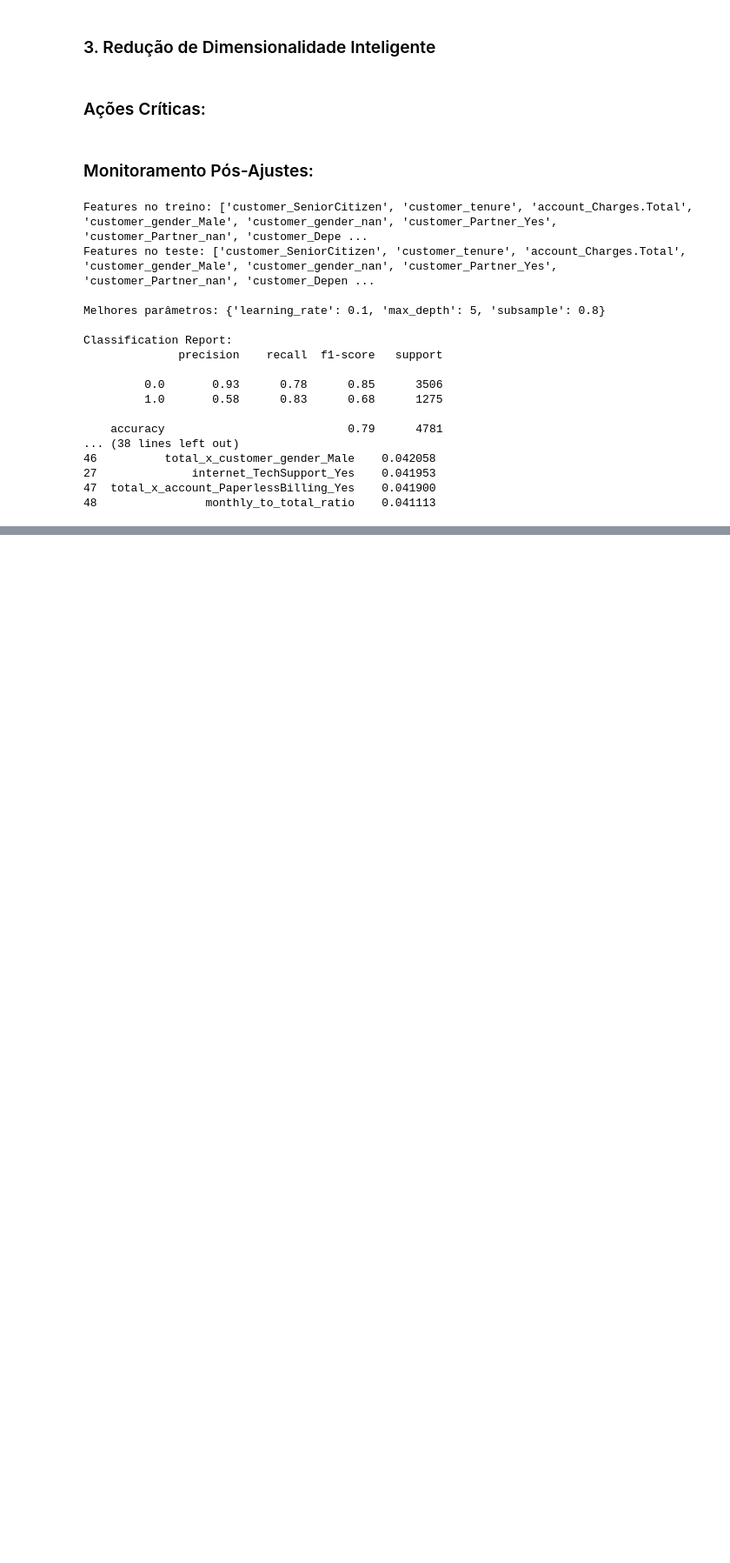
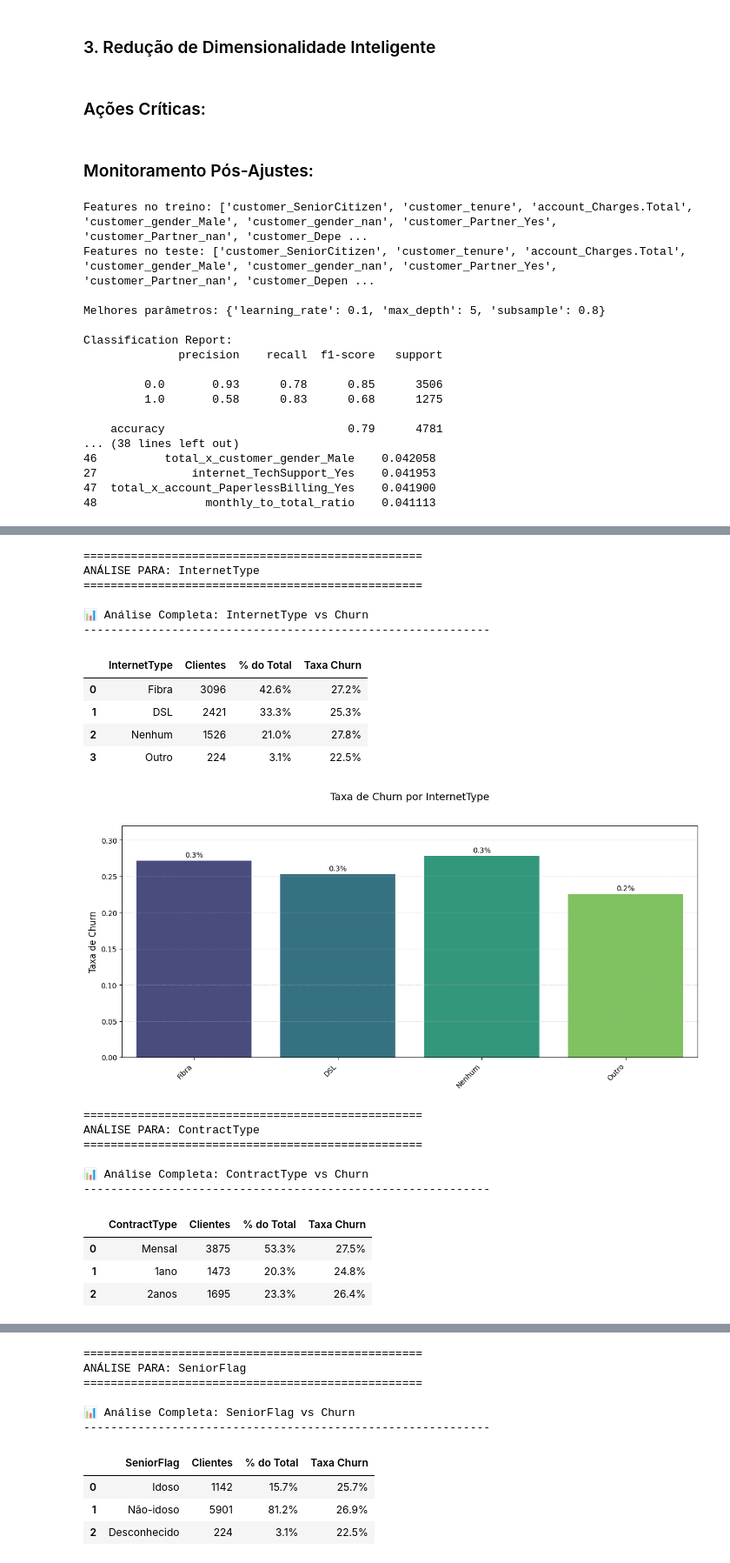
Before and after one commit to anandamatos/telecom-x2, a Jupyter notebook: notebooks/index.ipynb, the cells around one changed output, grey strips where cells are left out. Shown at 87% size. Saved outputs shown, nothing was run; the diff lists cells and outputs as text; code cells hidden in the pictures; blank space fills up the shorter version.

```diff
--- a/notebooks/index.ipynb
+++ b/notebooks/index.ipynb
@@ -1231,0 +1553,30 @@ Classification Report:
+# %%
+import pandas as pd
+
+# 1. Primeiro criar/carregar o comparison_df (exemplo com dados fictícios)
+comparison_df = pd.DataFrame({
+    'Feature': [
+        "customer_{'gender': 'Male', 'SeniorCitizen': 0}",
+        "internet_{'InternetService': 'No', 'OnlineSecurity': 'No'}",
+        "internet_{'InternetService': 'Fiber optic', 'OnlineBackup': 'Yes'}"
+    ],
+    'Importance': [0.067209, 0.058275, 0.039225],
+    'XGB_Importance': [0.021114, 0.055741, 0.018650]
+})
+
+# 2. Função para limpar os nomes das features
+def clean_feature_name(feature):
+    """Padroniza nomes complexos para formato feature_subfeature"""
+    if isinstance(feature, str) and '{' in feature:
+        # Remove caracteres especiais e formata
+        clean = (feature.replace("{", "").replace("}", "")
+                .replace("'", "").replace(": ", "_")
+                .replace(", ", "__"))
+        return clean.split("_", 1)[1]  # Remove prefixo (customer_, internet_)
+    return feature
+
+# 3. Aplicar a todas as features
+comparison_df['Feature_Clean'] = comparison_df['Feature'].apply(clean_feature_name)
+
+# Mostrar resultado
+print(comparison_df)
@@ -1231,0 +2235,36 @@ Classification Report:
+# %%
+# Analisar todas as features importantes
+features_to_analyze = ['InternetType', 'ContractType', 'SeniorFlag', 'TenureGroup']
+results = {}
+
+for feature in features_to_analyze:
+    print(f"\n{'='*50}")
+    print(f"ANÁLISE PARA: {feature}")
+    print(f"{'='*50}")
+    results[feature] = segmented_analysis(feature)
+
+# Consolidar todos os resultados
+final_report = pd.concat(results.values(), keys=results.keys())
+# %% [output]
+==================================================
+ANÁLISE PARA: InternetType
+==================================================
+
+📊 Análise Completa: InternetType vs Churn
+------------------------------------------------------------
+|  | InternetType | Clientes | % do Total | Taxa Churn |
+| 0 | Fibra | 3096 | 42.6% | 27.2% |
+| 1 | DSL | 2421 | 33.3% | 25.3% |
+| 2 | Nenhum | 1526 | 21.0% | 27.8% |
+| 3 | Outro | 224 | 3.1% | 22.5% |
+[figure, added]
+==================================================
+ANÁLISE PARA: ContractType
+==================================================
+
+📊 Análise Completa: ContractType vs Churn
+------------------------------------------------------------
+|  | ContractType | Clientes | % do Total | Taxa Churn |
+| 0 | Mensal | 3875 | 53.3% | 27.5% |
+| 1 | 1ano | 1473 | 20.3% | 24.8% |
+| 2 | 2anos | 1695 | 23.3% | 26.4% |
@@ -1231,0 +2272,10 @@ Classification Report:
+==================================================
+ANÁLISE PARA: SeniorFlag
+==================================================
+
+📊 Análise Completa: SeniorFlag vs Churn
+------------------------------------------------------------
+|  | SeniorFlag | Clientes | % do Total | Taxa Churn |
+| 0 | Idoso | 1142 | 15.7% | 25.7% |
+| 1 | Não-idoso | 5901 | 81.2% | 26.9% |
+| 2 | Desconhecido | 224 | 3.1% | 22.5% |
```
Also changed, not shown: parts of 53 cells of this notebook, 1 other file.
